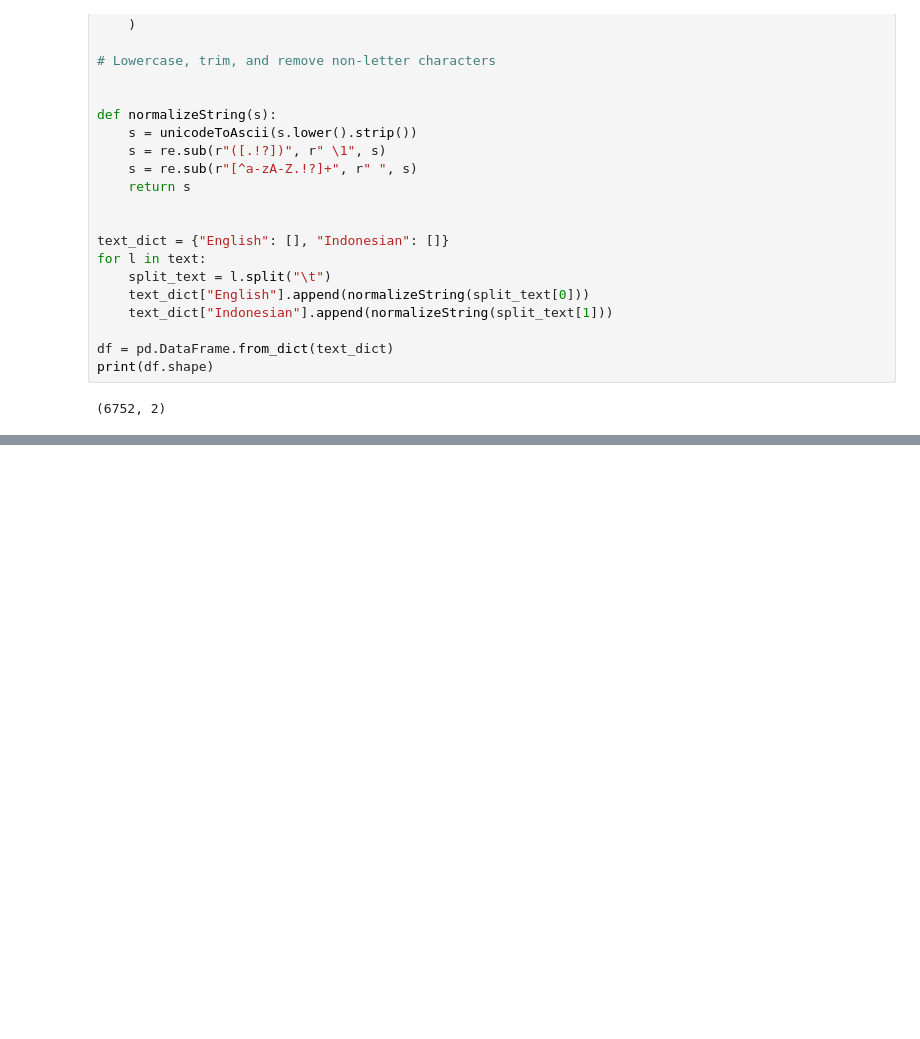
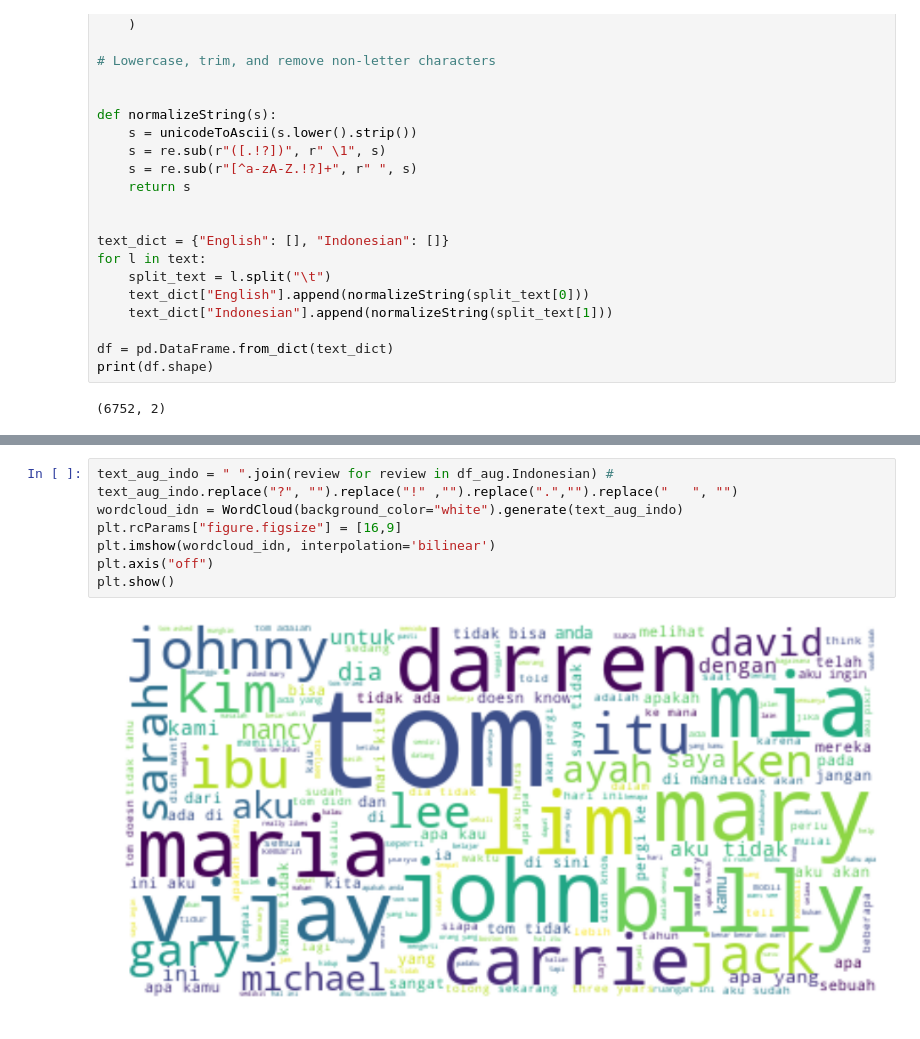
Before and after one commit to lppier/Seq2Seq_Eng2Indo-Translation, a Jupyter notebook: word_cloud.ipynb, the cells around one changed output, grey strips where cells are left out. Drawn from its saved outputs; the diff is of its cells as text; blank space fills up the shorter version.

```diff
--- a/word_cloud.ipynb
+++ b/word_cloud.ipynb
@@ -69,0 +112,10 @@ plt.show()
+# %%
+text_aug_indo = " ".join(review for review in df_aug.Indonesian) #
+text_aug_indo.replace("?", "").replace("!" ,"").replace(".","").replace("   ", "")
+wordcloud_idn = WordCloud(background_color="white").generate(text_aug_indo)
+plt.rcParams["figure.figsize"] = [16,9]
+plt.imshow(wordcloud_idn, interpolation='bilinear')
+plt.axis("off")
+plt.show()
+# %% [output]
+[figure, added]
```
Also changed, not shown: parts of 5 cells of this notebook.
